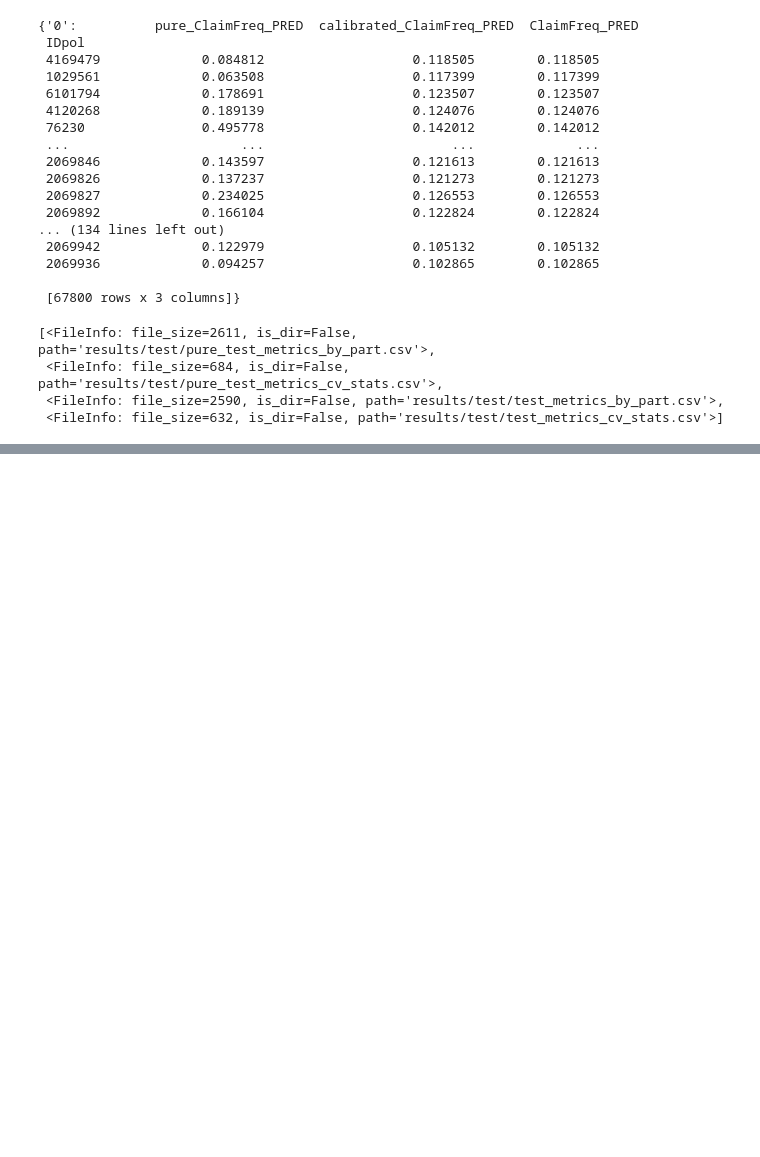
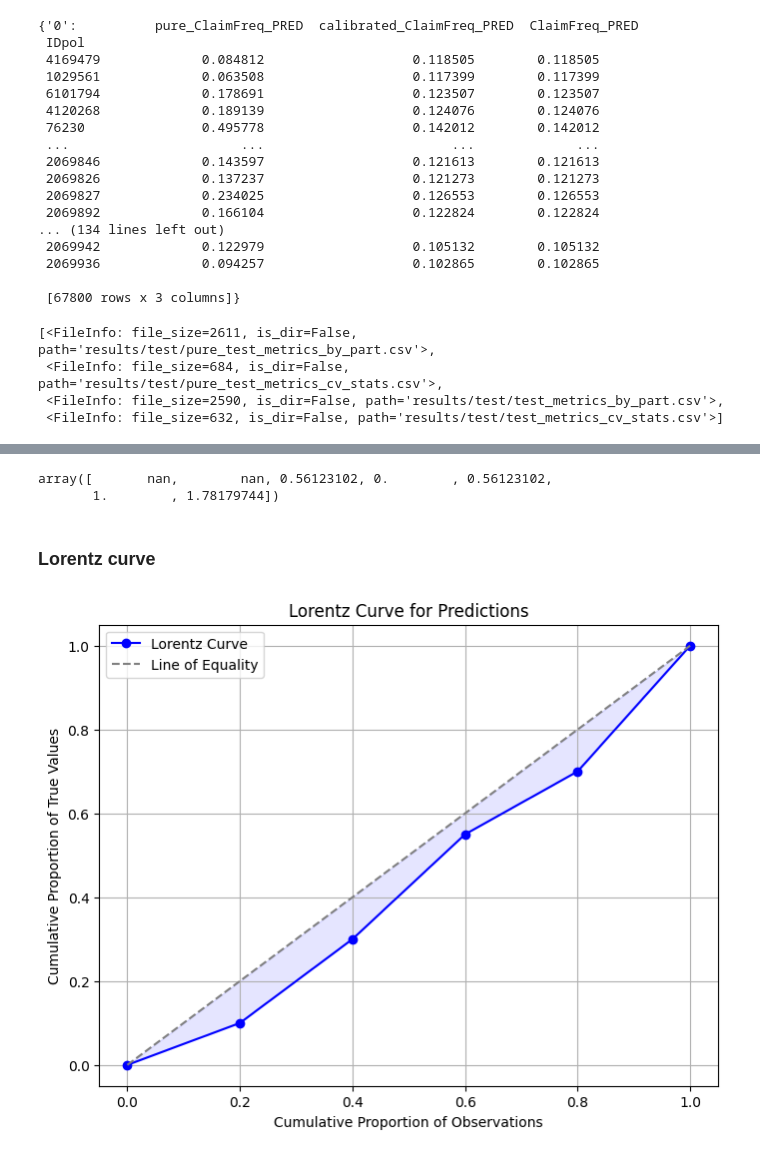
Before and after one commit to krzpiesiewicz/claim-modelling-kedro, a Jupyter notebook: claim_modelling_kedro/notebooks/dev_results_analysis.ipynb, the cells around one changed output, grey strips where cells are left out. Cells and saved outputs as stored; diff of their text form; code cells hidden in the pictures; blank space fills up the shorter version.

```diff
--- a/claim_modelling_kedro/notebooks/dev_results_analysis.ipynb
+++ b/claim_modelling_kedro/notebooks/dev_results_analysis.ipynb
@@ -241,0 +547,9 @@ metrics_by_part
+# %%
+z = [-2, -1, 0.5, 0., 0.5, 1, 2]
+power = 1.2
+np.power(z, 1. / power)
+# %% [output]
+array([       nan,        nan, 0.56123102, 0.        , 0.56123102,
+       1.        , 1.78179744])
+# %% [markdown]
+### Lorentz curve
@@ -241,0 +604,32 @@ metrics_by_part
+# %%
+def plot_lorentz_curve(x_points, y_points, title="Lorentz Curve", marker="o"):
+    """
+    Plot the Lorentz curve given its points.
+
+    Args:
+        x_points (np.ndarray): X-coordinates of the Lorentz curve.
+        y_points (np.ndarray): Y-coordinates of the Lorentz curve.
+        title (str): Title of the plot.
+    """
+    plt.figure(figsize=(8, 6))
+    plt.plot(x_points, y_points, label="Lorentz Curve", color="blue", marker=marker)
+    plt.plot([0, 1], [0, 1], label="Line of Equality", linestyle="--", color="gray")
+    plt.fill_between(x_points, y_points, y2=x_points, color="blue", alpha=0.1)
+    plt.xlabel("Cumulative Proportion of Observations")
+    plt.ylabel("Cumulative Proportion of True Values")
+    plt.title(title)
+    plt.legend()
+    plt.grid(True)
+    plt.show()
+# %%
+# Example data
+y_true = np.array([3, 2, 6, 4, 5])
+y_pred = np.array([0.8, 0.4, 0.9, 0.6, 0.7])
+
+# Calculate Lorentz curve points
+x_points, y_points = calculate_lorentz_curve(y_true, y_pred)
+
+# Plot the Lorentz curve
+plot_lorentz_curve(x_points, y_points, title="Lorentz Curve for Predictions")
+# %% [output]
+[figure, added]
```
Also changed, not shown: parts of 49 cells of this notebook, 15 other files.
